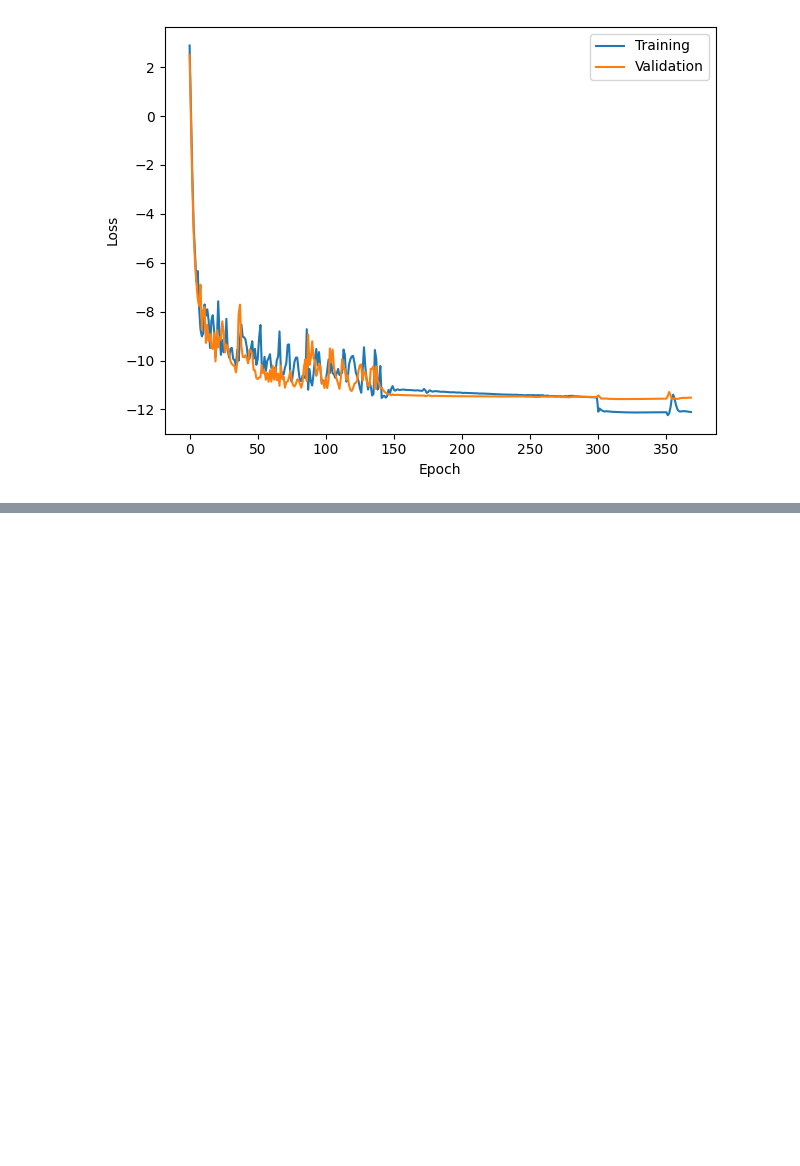
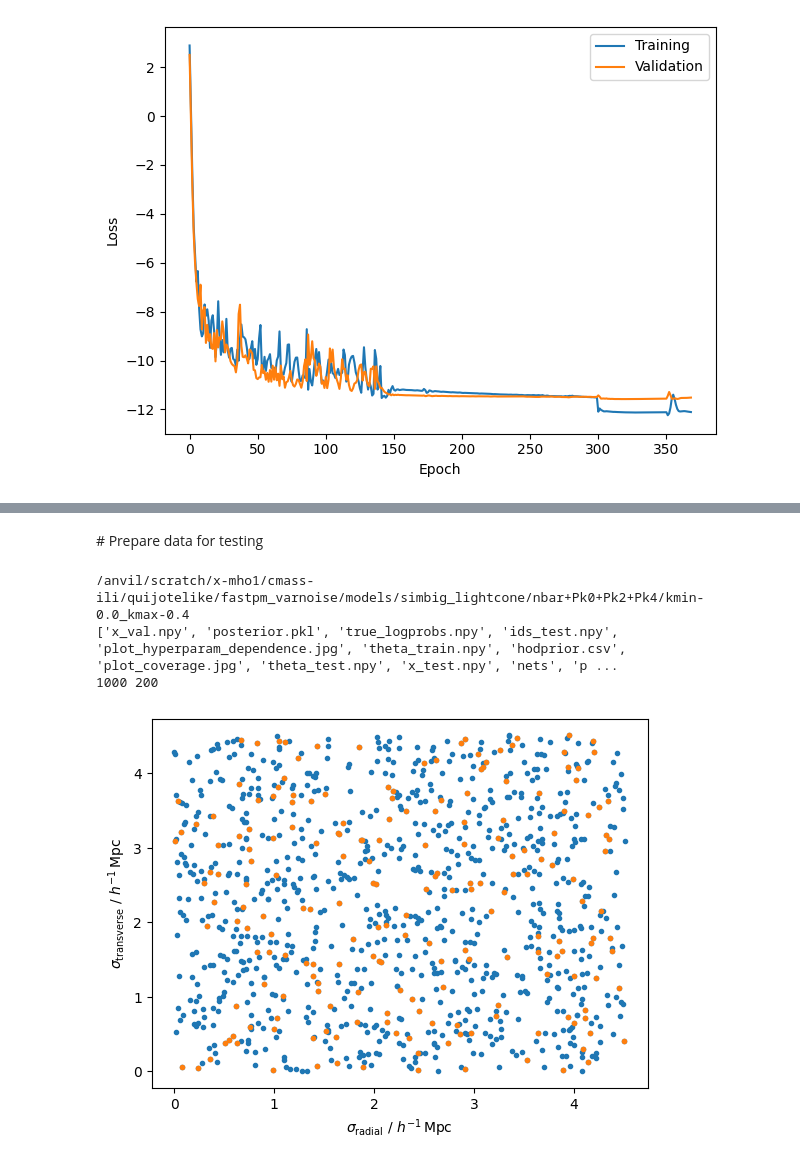
Before and after one commit to maho3/ltu-gobig, a Jupyter notebook: experiments/quijotelike/condition_posterior_on_noise.ipynb, the cells around one changed output, grey strips where cells are left out. Saved outputs shown, nothing was run; the diff lists cells and outputs as text; code cells hidden in the pictures; blank space fills up the shorter version.

```diff
--- a/experiments/quijotelike/condition_posterior_on_noise.ipynb
+++ b/experiments/quijotelike/condition_posterior_on_noise.ipynb
@@ -350,3 +361,23 @@ Removed no burn in
+# %% [markdown]
+# Prepare data for testing
+# %%
+print(modelpath)
+ids_test = np.load(os.path.join(modelpath, 'ids_test.npy'))
+theta_test = np.load(os.path.join(modelpath, 'theta_test.npy'))
+
+print(len(ids_test), len(set(ids_test)))
+
+sigma_radial = theta_test[:,5]
+plt.plot(theta_test[:,5], theta_test[:,6], '.')
+plt.plot(theta_test[::5,5], theta_test[::5,6], '.')
+plt.xlabel(r'$\sigma_{\rm radial} \ / \ h^{-1} \, {\rm Mpc}$')
+plt.ylabel(r'$\sigma_{\rm transverse} \ / \ h^{-1} \, {\rm Mpc}$')
+plt.show()
+# %% [output]
+/anvil/scratch/x-mho1/cmass-ili/quijotelike/fastpm_varnoise/models/simbig_lightcone/nbar+Pk0+Pk2+Pk4/kmin-0.0_kmax-0.4
+['x_val.npy', 'posterior.pkl', 'true_logprobs.npy', 'ids_test.npy', 'plot_hyperparam_dependence.jpg', 'theta_train.npy', 'hodprior.csv', 'plot_coverage.jpg', 'theta_test.npy', 'x_test.npy', 'nets', 'p ...
+1000 200
+[figure, added]
 # %% [markdown]
 # To Do
 
```
Also changed, not shown: parts of 3 cells of this notebook, 1 other file.
